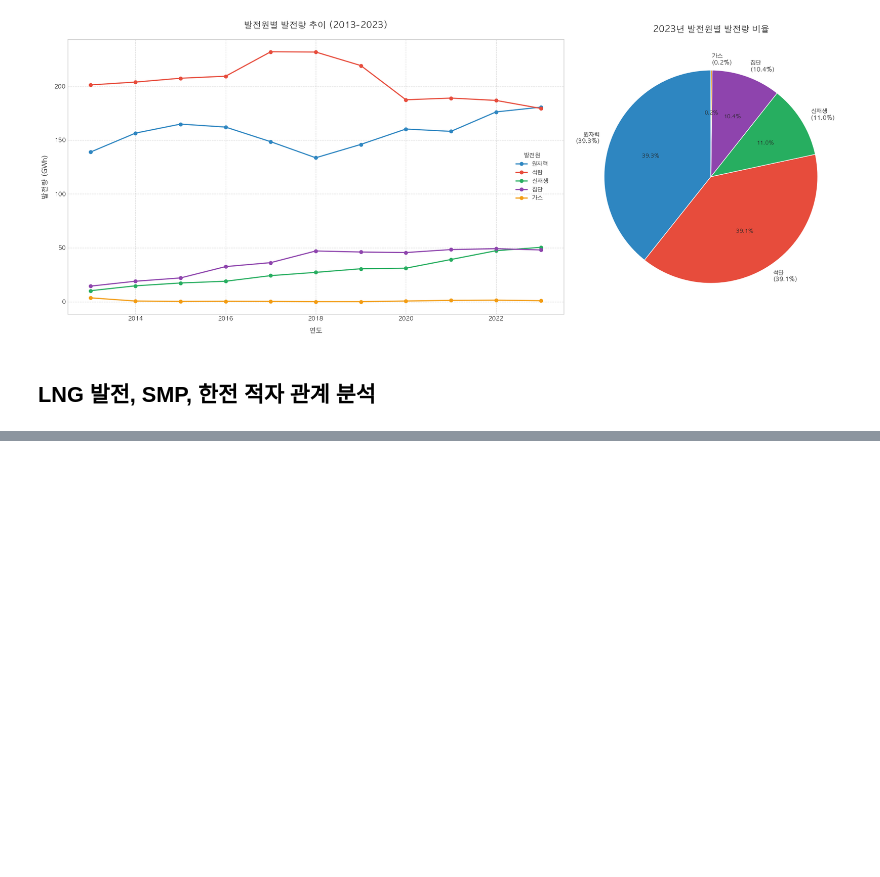
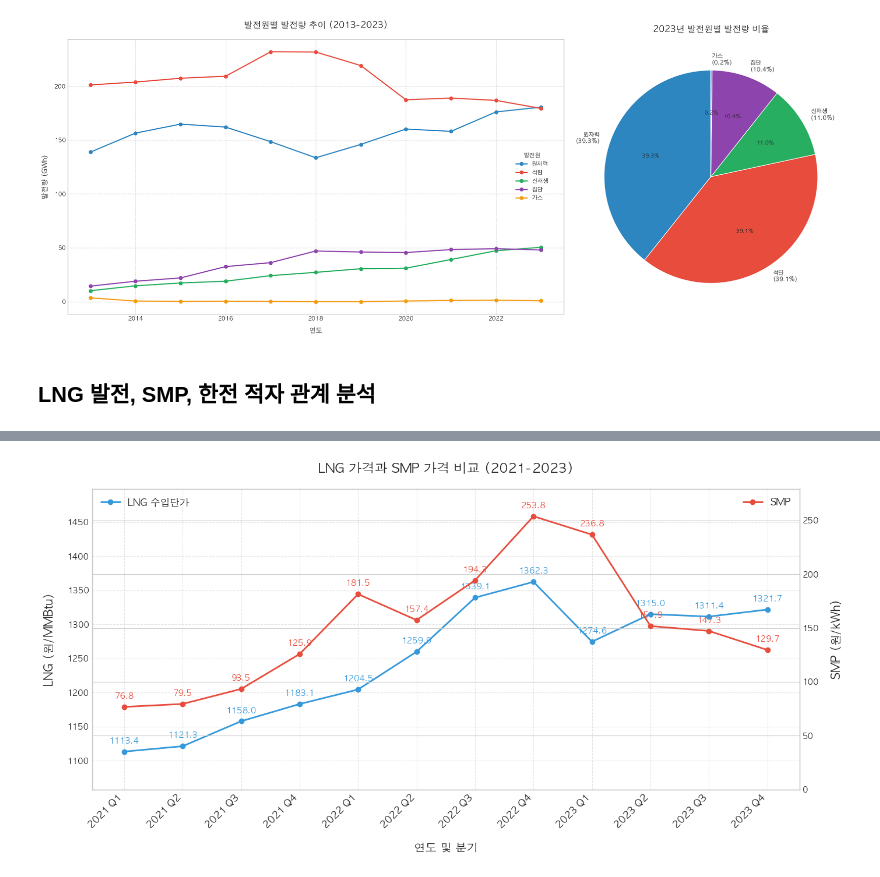
Before and after one commit to overwell24/bigdata-report, a Jupyter notebook: visualization.ipynb, the cells around one changed output, grey strips where cells are left out. Drawn from its saved outputs; the diff is of its cells as text; code cells hidden in the pictures; blank space fills up the shorter version.

```diff
--- a/visualization.ipynb
+++ b/visualization.ipynb
@@ -434,0 +424,78 @@ print(quarterly_SMP[['Period', '통합']].to_string(index=False))
+# %%
+# 데이터 전처리 (LNG 가격 데이터)
+monthly_LNG['연월일'] = pd.to_datetime(monthly_LNG['연월일'])
+monthly_LNG['연도'] = monthly_LNG['연월일'].dt.year
+monthly_LNG['분기'] = monthly_LNG['연월일'].dt.quarter.map({1:'Q1', 2:'Q2', 3:'Q3', 4:'Q4'})
+
+# 2021-2023년 데이터 필터링 및 분기별 평균 계산
+quarterly_exchange = monthly_LNG[monthly_LNG['연도'].isin([2021, 2022, 2023])].groupby(['연도', '분기'])['환율(원달러)'].mean().reset_index()
+quarterly_exchange['Period'] = quarterly_exchange['연도'].astype(str) + ' ' + quarterly_exchange['분기']
+
+# 데이터 전처리 (SMP 가격 데이터)
+def parse_period(period):
+    month_map = {'Jan': 1, 'Feb': 2, 'Mar': 3, 'Apr': 4, 'May': 5, 'Jun': 6,
+                 'Jul': 7, 'Aug': 8, 'Sep': 9, 'Oct': 10, 'Nov': 11, 'Dec': 12}
+
+    month_str, year_str = period.split('.')
+    month = month_map[month_str]
+    year = 2000 + int(year_str)  # '23' -> 2023
+    return year, month
+
+# 연도와 분기 추출
+monthly_SMP[['연도', '월']] = monthly_SMP['기간'].apply(lambda x: pd.Series(parse_period(x)))
+monthly_SMP['분기'] = monthly_SMP['월'].apply(lambda x: f'Q{(x-1)//3 + 1}')
+
+# 2021-2023년 데이터 필터링 및 분기별 평균 계산
+quarterly_SMP = monthly_SMP[monthly_SMP['연도'].isin([2021, 2022, 2023])].groupby(['연도', '분기'])['통합'].mean().reset_index()
+quarterly_SMP['Period'] = quarterly_SMP['연도'].astype(str) + ' ' + quarterly_SMP['분기']
+
+# 그래프 생성
+fig, ax1 = plt.subplots(figsize=(14, 7))
+
+# 첫 번째 y축 (환율(원달러)) - LNG 가격
+ax1.set_xlabel('연도 및 분기', labelpad=15, size=14)
+ax1.set_ylabel('LNG (원/MMBtu)', labelpad=15, size=14)
+ax1.plot(quarterly_exchange['Period'], quarterly_exchange['환율(원달러)'],
+         marker='o', linewidth=2, color='#3498db', label='LNG 수입단가')
+ax1.set_ylim(quarterly_exchange['환율(원달러)'].min() * 0.95, quarterly_exchange['환율(원달러)'].max() * 1.1)
+ax1.grid(True, linestyle='--', alpha=0.5)
+
+# 데이터 레이블 추가 (LNG 가격)
+for x, y in zip(quarterly_exchange['Period'], quarterly_exchange['환율(원달러)']):
+    ax1.annotate(f'{y:.1f}',
+                 (x, y),
+                 textcoords="offset points",
+                 xytext=(0, 10),
+                 ha='center', fontsize=10, color='#3498db')
+
+# 두 번째 y축 (SMP 가격)
+ax2 = ax1.twinx()
+ax2.set_ylabel('SMP (원/kWh)', labelpad=15, size=14)
+ax2.plot(quarterly_SMP['Period'], quarterly_SMP['통합'],
+         marker='o', linewidth=2, color='#e74c3c', label='SMP')
+ax2.set_ylim(0, quarterly_SMP['통합'].max() * 1.1)
+
+# 데이터 레이블 추가 (SMP 가격)
+for x, y in zip(quarterly_SMP['Period'], quarterly_SMP['통합']):
+    ax2.annotate(f'{y:.1f}',
+                 (x, y),
+                 textcoords="offset points",
+                 xytext=(0, 10),
+                 ha='center', fontsize=10, color='#e74c3c')
+
+# 그래프 스타일링
+ax1.set_title('LNG 가격과 SMP 가격 비교 (2021-2023)', pad=20, size=16, weight='bold')
+ax1.set_xticklabels(quarterly_exchange['Period'], rotation=45, ha='right', fontsize=12)
+
+# 범례 추가
+ax1.legend(loc='upper left', fontsize=12)
+ax2.legend(loc='upper right', fontsize=12)
+
+# 레이아웃 조정
+plt.tight_layout()
+
+# 그래프 저장
+plt.savefig('graph/분기별_LNG_SMP_가격_비교.png', dpi=300, bbox_inches='tight')
+plt.show()
+# %% [output]
+[figure, added]
```
Also changed, not shown: parts of 3 cells of this notebook, 5 other files.
